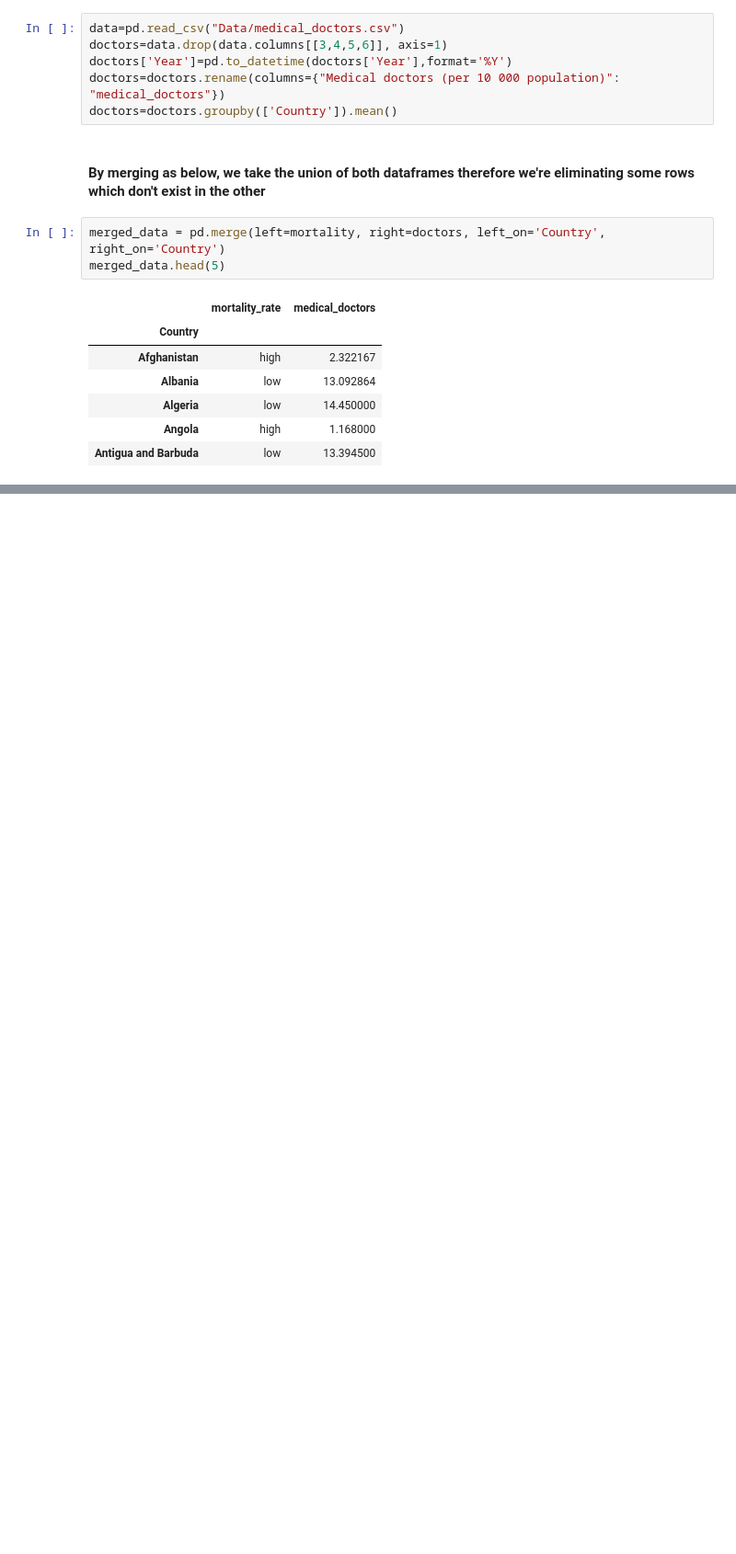
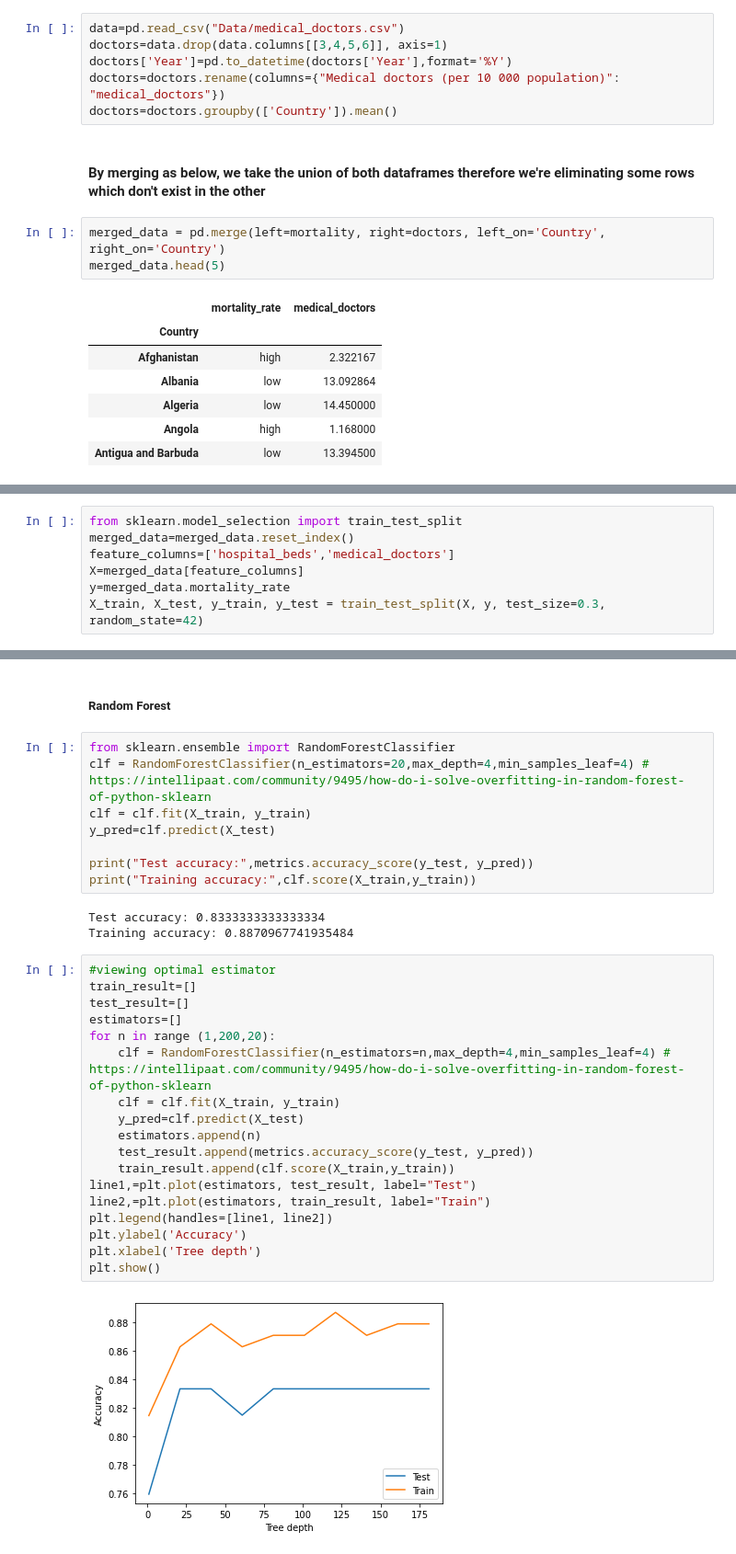
Before and after one commit to jadali17/mortality-classification, a Jupyter notebook: example-analysis-and-preprocessing.ipynb, the cells around one changed output, grey strips where cells are left out. Shown at 92% size. Drawn from its saved outputs; the diff is of its cells as text; blank space fills up the shorter version.

Commit message:
Added some classification models and evaluations

```diff
--- a/example-analysis-and-preprocessing.ipynb
+++ b/example-analysis-and-preprocessing.ipynb
@@ -128,0 +160,7 @@ sns.heatmap(df_corr.corr(),annot=True)
+# %%
+from sklearn.model_selection import train_test_split
+merged_data=merged_data.reset_index()
+feature_columns=['hospital_beds','medical_doctors']
+X=merged_data[feature_columns]
+y=merged_data.mortality_rate
+X_train, X_test, y_train, y_test = train_test_split(X, y, test_size=0.3, random_state=42)
@@ -128,0 +199,33 @@ sns.heatmap(df_corr.corr(),annot=True)
+# %% [markdown]
+#####  Random Forest
+# %%
+from sklearn.ensemble import RandomForestClassifier
+clf = RandomForestClassifier(n_estimators=20,max_depth=4,min_samples_leaf=4) # https://intellipaat.com/community/9495/how-do-i-solve-overfitting-in-random-forest-of-python-sklearn
+clf = clf.fit(X_train, y_train)
+y_pred=clf.predict(X_test)
+
+print("Test accuracy:",metrics.accuracy_score(y_test, y_pred))
+print("Training accuracy:",clf.score(X_train,y_train))
+# %% [output]
+Test accuracy: 0.8333333333333334
+Training accuracy: 0.8870967741935484
+# %%
+#viewing optimal estimator
+train_result=[]
+test_result=[]
+estimators=[]
+for n in range (1,200,20):
+    clf = RandomForestClassifier(n_estimators=n,max_depth=4,min_samples_leaf=4) # https://intellipaat.com/community/9495/how-do-i-solve-overfitting-in-random-forest-of-python-sklearn
+    clf = clf.fit(X_train, y_train)
+    y_pred=clf.predict(X_test)
+    estimators.append(n)
+    test_result.append(metrics.accuracy_score(y_test, y_pred))
+    train_result.append(clf.score(X_train,y_train))
+line1,=plt.plot(estimators, test_result, label="Test")
+line2,=plt.plot(estimators, train_result, label="Train")
+plt.legend(handles=[line1, line2])
+plt.ylabel('Accuracy')
+plt.xlabel('Tree depth')
+plt.show()
+# %% [output]
+[figure, added]
```
Also changed, not shown: parts of 20 cells of this notebook, 1 other file.
